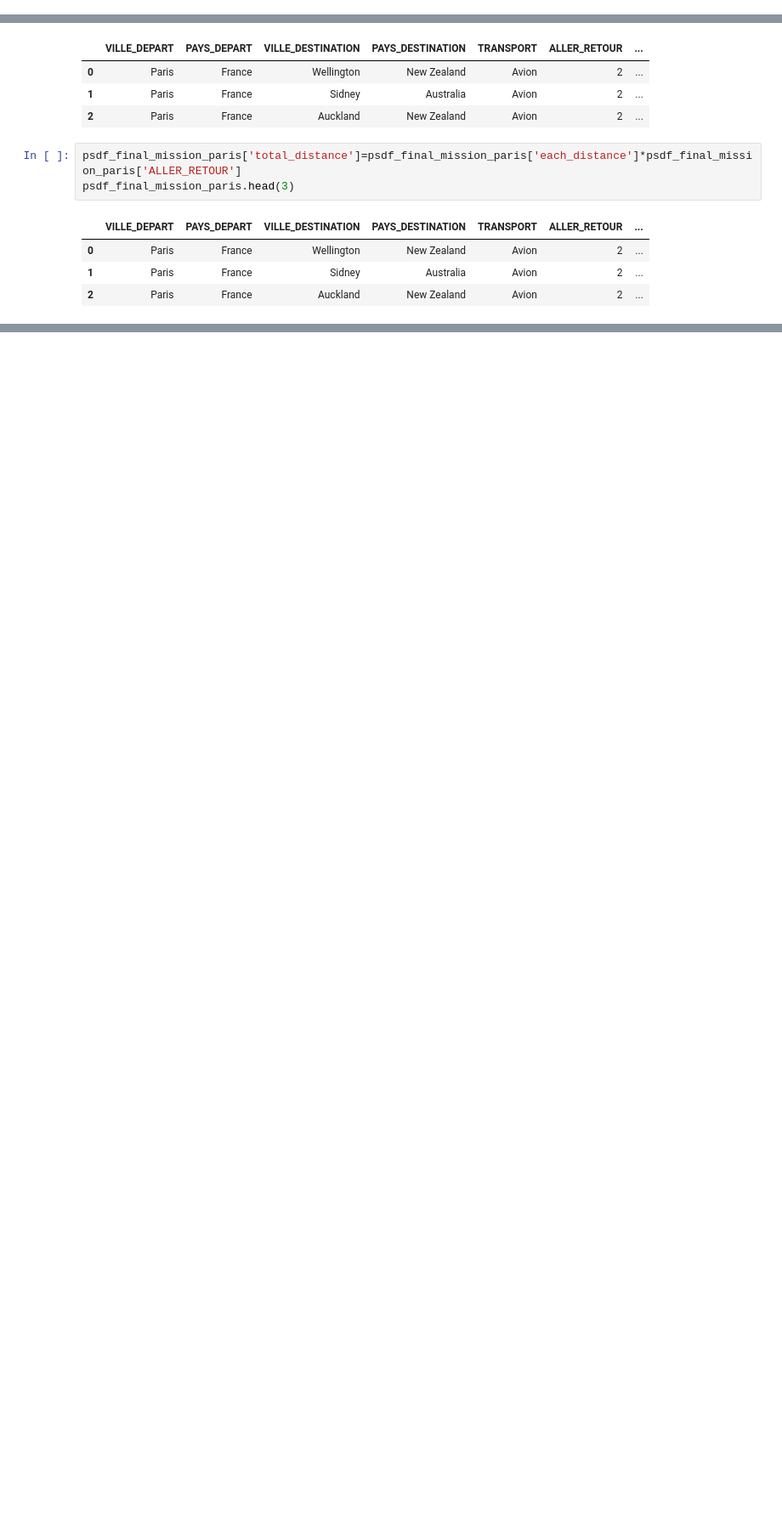
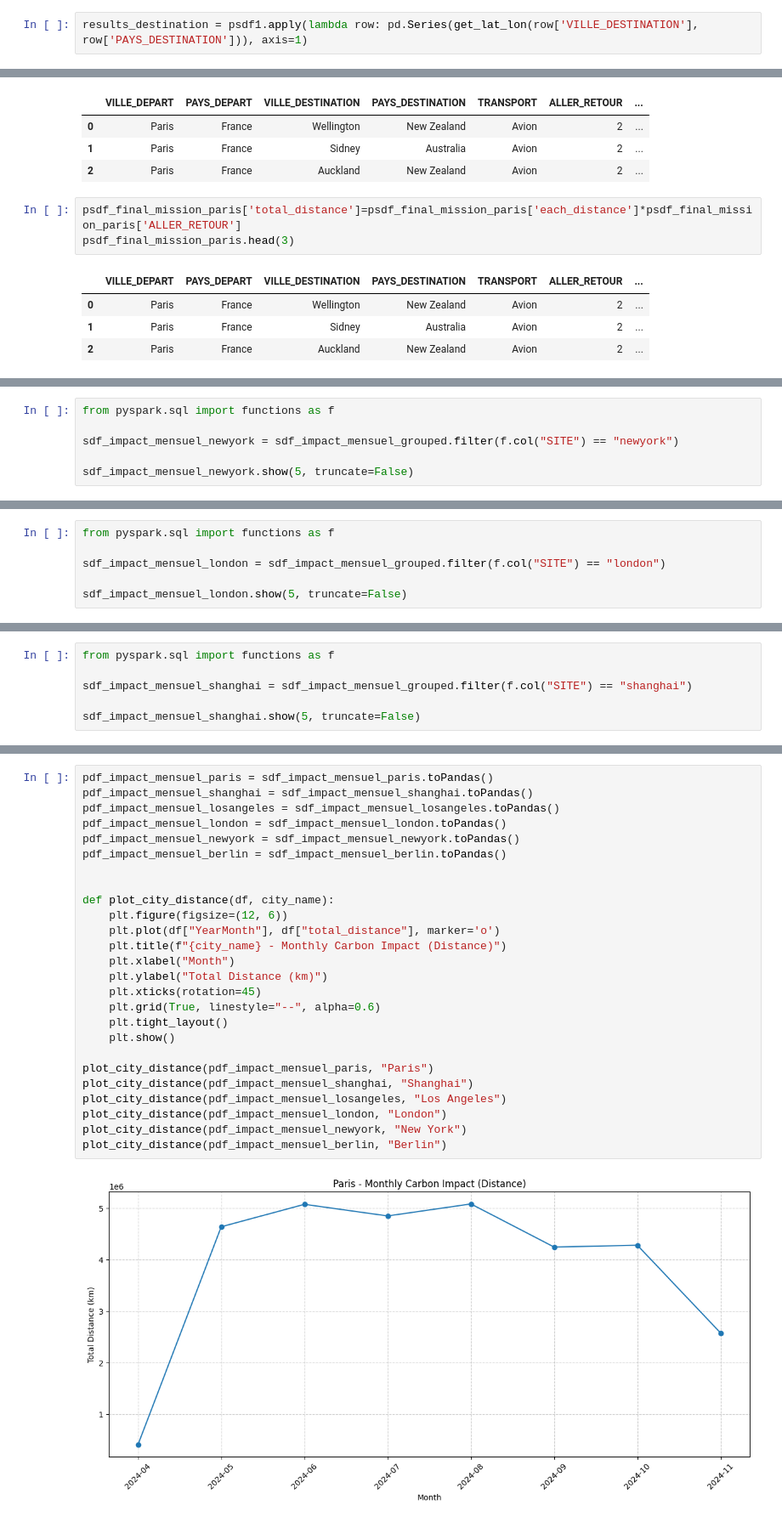
Before and after one commit to lvga1228/NF26_DATAWAREHOUSE, a Jupyter notebook: BDD_BGES/zang_analysis_data.ipynb, the cells around one changed output, grey strips where cells are left out. Shown at 85% size. Saved outputs shown, nothing was run; the diff lists cells and outputs as text; blank space fills up the shorter version.

```diff
--- a/BDD_BGES/zang_analysis_data.ipynb
+++ b/BDD_BGES/zang_analysis_data.ipynb
@@ -1871,0 +1638,2 @@ array(['Avion', 'Taxi', 'Train', 'Transports en commun'], dtype=object)
+# %%
+results_destination = psdf1.apply(lambda row: pd.Series(get_lat_lon(row['VILLE_DESTINATION'], row['PAYS_DESTINATION'])), axis=1)
@@ -2055,0 +3609,6 @@ print(f"\n🚀 从2024年5月至10月，PC portable 的总碳排放量为 {total
+# %%
+from pyspark.sql import functions as f
+
+sdf_impact_mensuel_newyork = sdf_impact_mensuel_grouped.filter(f.col("SITE") == "newyork")
+
+sdf_impact_mensuel_newyork.show(5, truncate=False)
@@ -2055,0 +3626,6 @@ print(f"\n🚀 从2024年5月至10月，PC portable 的总碳排放量为 {total
+# %%
+from pyspark.sql import functions as f
+
+sdf_impact_mensuel_london = sdf_impact_mensuel_grouped.filter(f.col("SITE") == "london")
+
+sdf_impact_mensuel_london.show(5, truncate=False)
@@ -2055,0 +3643,6 @@ print(f"\n🚀 从2024年5月至10月，PC portable 的总碳排放量为 {total
+# %%
+from pyspark.sql import functions as f
+
+sdf_impact_mensuel_shanghai = sdf_impact_mensuel_grouped.filter(f.col("SITE") == "shanghai")
+
+sdf_impact_mensuel_shanghai.show(5, truncate=False)
@@ -2055,0 +3661,28 @@ print(f"\n🚀 从2024年5月至10月，PC portable 的总碳排放量为 {total
+# %%
+pdf_impact_mensuel_paris = sdf_impact_mensuel_paris.toPandas()
+pdf_impact_mensuel_shanghai = sdf_impact_mensuel_shanghai.toPandas()
+pdf_impact_mensuel_losangeles = sdf_impact_mensuel_losangeles.toPandas()
+pdf_impact_mensuel_london = sdf_impact_mensuel_london.toPandas()
+pdf_impact_mensuel_newyork = sdf_impact_mensuel_newyork.toPandas()
+pdf_impact_mensuel_berlin = sdf_impact_mensuel_berlin.toPandas()
+
+
+def plot_city_distance(df, city_name):
+    plt.figure(figsize=(12, 6))
+    plt.plot(df["YearMonth"], df["total_distance"], marker='o')
+    plt.title(f"{city_name} - Monthly Carbon Impact (Distance)")
+    plt.xlabel("Month")
+    plt.ylabel("Total Distance (km)")
+    plt.xticks(rotation=45)
+    plt.grid(True, linestyle="--", alpha=0.6)
+    plt.tight_layout()
+    plt.show()
+
+plot_city_distance(pdf_impact_mensuel_paris, "Paris")
+plot_city_distance(pdf_impact_mensuel_shanghai, "Shanghai")
+plot_city_distance(pdf_impact_mensuel_losangeles, "Los Angeles")
+plot_city_distance(pdf_impact_mensuel_london, "London")
+plot_city_distance(pdf_impact_mensuel_newyork, "New York")
+plot_city_distance(pdf_impact_mensuel_berlin, "Berlin")
+# %% [output]
+[figure, added]
```
Also changed, not shown: parts of 179 cells of this notebook.
